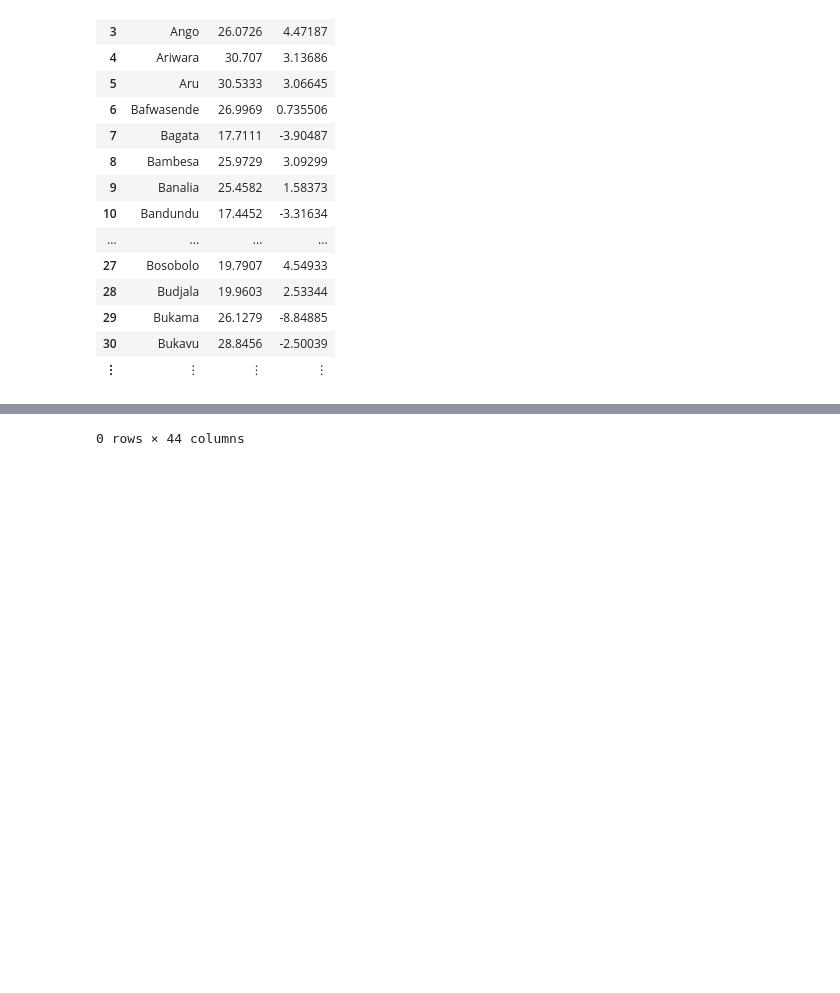
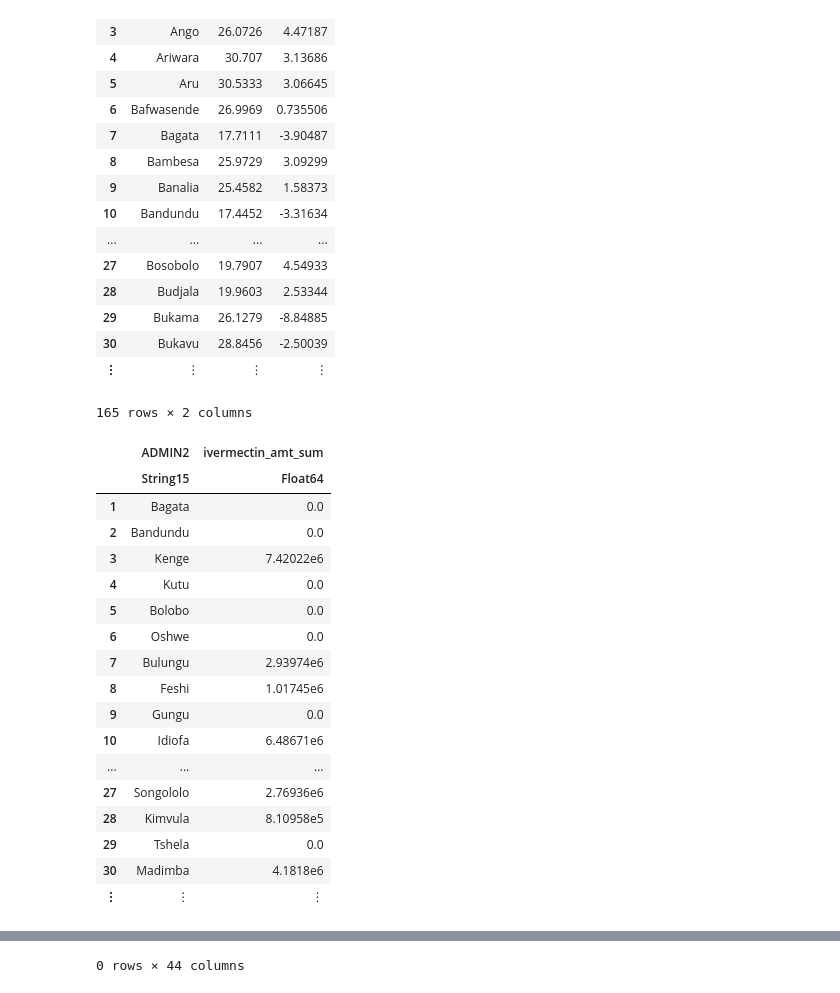
Before and after one commit to jerzh/apoc-model, a Jupyter notebook: drc_model.ipynb, the cells around one changed output, grey strips where cells are left out. Saved outputs shown, nothing was run; the diff lists cells and outputs as text; code cells hidden in the pictures; blank space fills up the shorter version.

```diff
--- a/drc_model.ipynb
+++ b/drc_model.ipynb
@@ -91,5 +112,28 @@ drc_loc_only = drc_loc[!, ["ADM2_FR", "POINT_X", "POINT_Y"]]
 drc_data[drc_data.ADMIN2 .== "Katako Kombe", :ADMIN2] .= "Katako-Kombe"
 drc_data[drc_data.ADMIN2 .== "Oicha", :ADMIN2] .= "Oïcha"
 ;
+# %%
+# Combine locations with same ADMIN2 (district)
+drc_data_collapsed = combine(groupby(drc_data, :ADMIN2), :ivermectin_amt => sum)
+# %% [output]
+165 rows × 2 columns
+|  | ADMIN2 | ivermectin_amt_sum |
+|  | String15 | Float64 |
+| 1 | Bagata | 0.0 |
+| 2 | Bandundu | 0.0 |
+| 3 | Kenge | 7.42022e6 |
+| 4 | Kutu | 0.0 |
+| 5 | Bolobo | 0.0 |
+| 6 | Oshwe | 0.0 |
+| 7 | Bulungu | 2.93974e6 |
+| 8 | Feshi | 1.01745e6 |
+| 9 | Gungu | 0.0 |
+| 10 | Idiofa | 6.48671e6 |
+| ... | ... | ... |
+| 27 | Songololo | 2.76936e6 |
+| 28 | Kimvula | 8.10958e5 |
+| 29 | Tshela | 0.0 |
+| 30 | Madimba | 4.1818e6 |
+| ⋮ | ⋮ | ⋮ |
 # %%
 # Data join!
```
Also changed, not shown: parts of 13 cells of this notebook.
